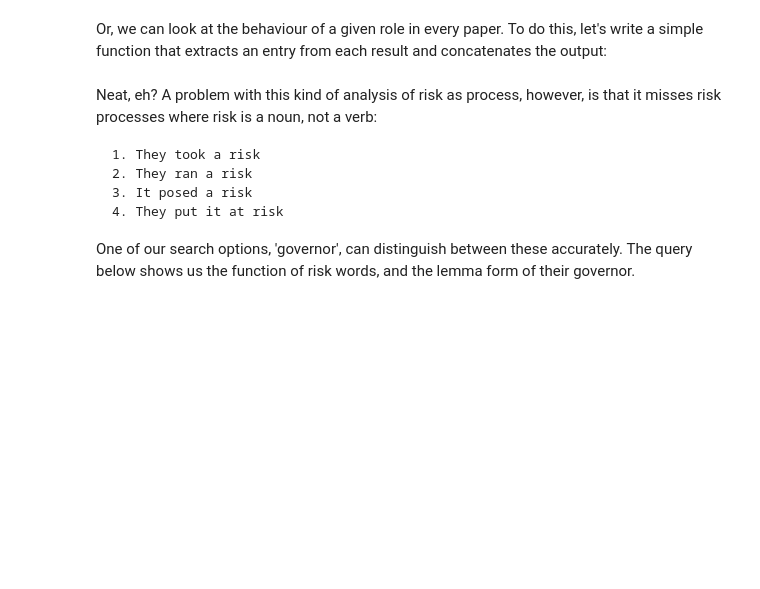
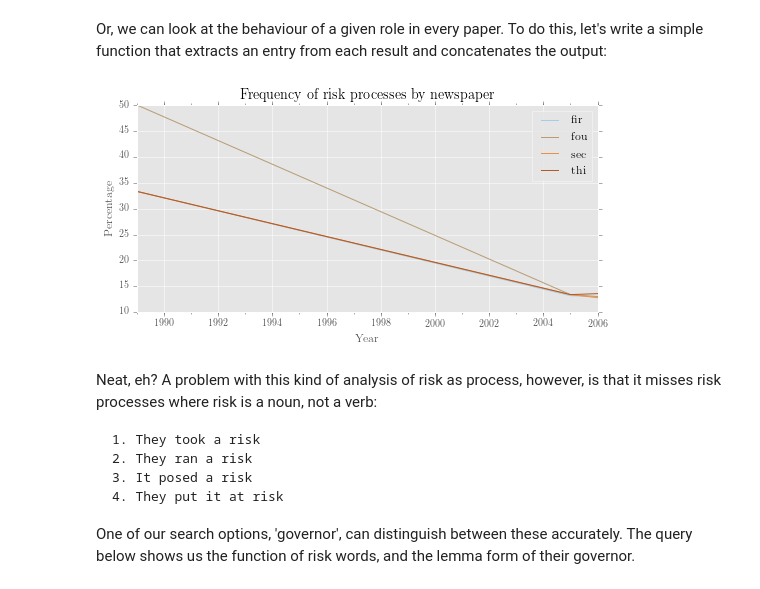
Before and after one commit to interrogator/risk, a Jupyter notebook: risk_comparison.ipynb, the cells around one changed output. Saved outputs shown, nothing was run; the diff lists cells and outputs as text; code cells hidden in the pictures; blank space fills up the shorter version.

```diff
--- a/risk_comparison.ipynb
+++ b/risk_comparison.ipynb
@@ -98,3 +98,4 @@ cht = 'data/CHT'
 ust = 'data/UST'
 tbt = 'data/TBT'
 all_corpora = [nyt, wsj, wap, cht, ust, tbt]
+all_corpora = ['data/nyt/fir', 'data/nyt/sec', 'data/nyt/thi', 'data/nyt/fou',]
@@ -100,0 +104,3 @@ all_corpora = [nyt, wsj, wap, cht, ust, tbt]
+# %%
+from corpkit import load_all_results
+r = load_all_results()
@@ -175,6 +255,6 @@ The code below converts the functions to systemic labels using `editor()`. `edit
 # %%
 merges = {'Participant': roles.participant,
           'Process': roles.process,
-          'Modifier': roles.modifier}
+          'Modifier': roles.circumstance + roles.epithet + roles.classifier}
 
 sysfunc = editor(riskfunct, '%', 'self', merge_entries = merges, just_entries = merges.keys())
@@ -197,10 +297,12 @@ def entry_across_corpora(result_dict, entry_name):
         # append to a list
         res.append(column)
     # concatenate and return
-    return pd.concat(res)
+    return pd.concat(res, axis = 1)
 # %%
 proc = entry_across_corpora(sysfunc, 'Process')
-plotter('Frequency of risk processes by newspaper', proc)
+plotter('Frequency of risk processes by newspaper', proc, legend = 'or')
+# %% [output]
+[figure, added]
 # %% [markdown]
 Neat, eh? A problem with this kind of analysis of risk as process, however, is that it misses risk processes where risk is a noun, not a verb:
 
```
Also changed, not shown: parts of 31 cells of this notebook.
